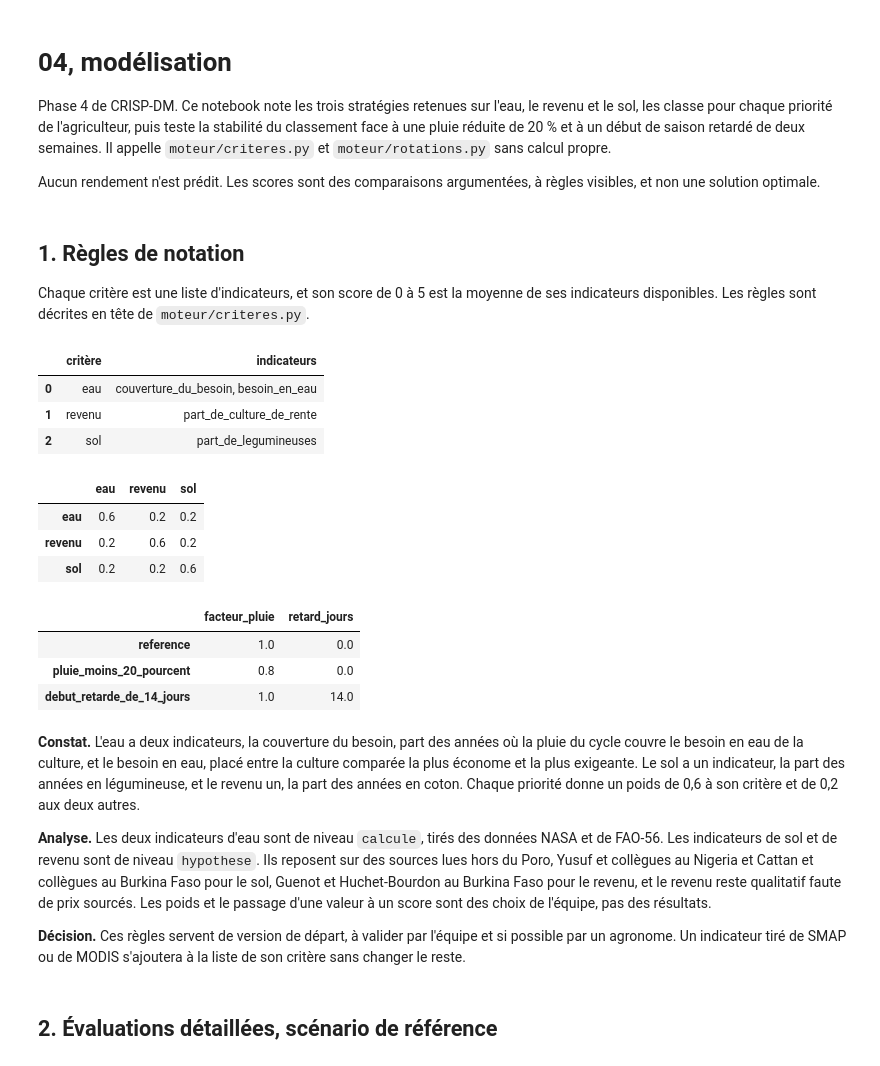
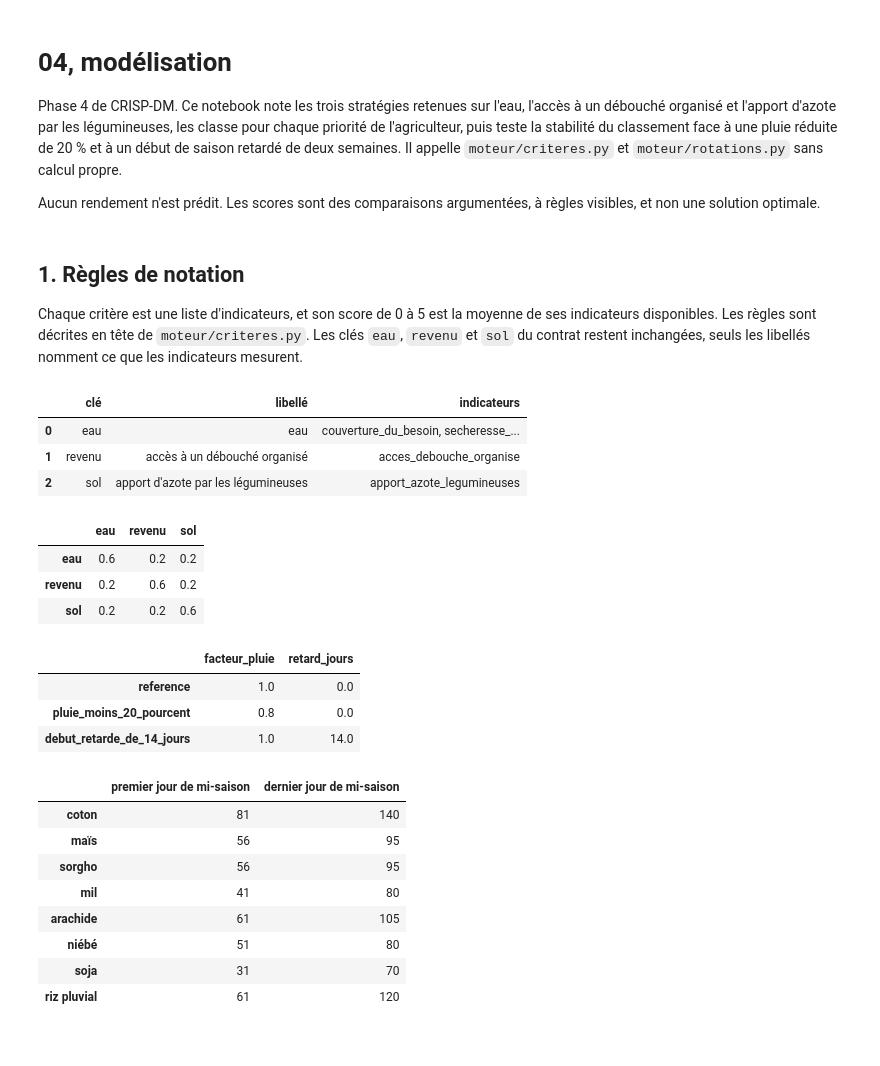
Before and after one commit to DjafarouAbdou909/field-shift, a Jupyter notebook: notebooks/04_modeling.ipynb, the cells around one changed output. Saved outputs shown, nothing was run; the diff lists cells and outputs as text; code cells hidden in the pictures.

Commit message:
Make the water criterion local and yearly, and name the other criteria by what they measure.

```diff
--- a/notebooks/04_modeling.ipynb
+++ b/notebooks/04_modeling.ipynb
@@ -1,7 +1,7 @@
 # %% [markdown]
 # 04, modélisation
 
-Phase 4 de CRISP-DM. Ce notebook note les trois stratégies retenues sur l'eau, le revenu et le sol, les classe pour chaque priorité de l'agriculteur, puis teste la stabilité du classement face à une pluie réduite de 20 % et à un début de saison retardé de deux semaines. Il appelle `moteur/criteres.py` et `moteur/rotations.py` sans calcul propre.
+Phase 4 de CRISP-DM. Ce notebook note les trois stratégies retenues sur l'eau, l'accès à un débouché organisé et l'apport d'azote par les légumineuses, les classe pour chaque priorité de l'agriculteur, puis teste la stabilité du classement face à une pluie réduite de 20 % et à un début de saison retardé de deux semaines. Il appelle `moteur/criteres.py` et `moteur/rotations.py` sans calcul propre.
 
 Aucun rendement n'est prédit. Les scores sont des comparaisons argumentées, à règles visibles, et non une solution optimale.
 # %%
@@ -26,16 +27,18 @@ contextes = {identifiant: contextes_du_lieu(identifiant) for identifiant in LIEU
 # %% [markdown]
 ## 1. Règles de notation
 
-Chaque critère est une liste d'indicateurs, et son score de 0 à 5 est la moyenne de ses indicateurs disponibles. Les règles sont décrites en tête de `moteur/criteres.py`.
+Chaque critère est une liste d'indicateurs, et son score de 0 à 5 est la moyenne de ses indicateurs disponibles. Les règles sont décrites en tête de `moteur/criteres.py`. Les clés `eau`, `revenu` et `sol` du contrat restent inchangées, seuls les libellés nomment ce que les indicateurs mesurent.
 # %%
-display(pd.DataFrame([{"critère": c, "indicateurs": ", ".join(f.__name__ for f in INDICATEURS[c])} for c in CRITERES]))
+display(pd.DataFrame([{"clé": c, "libellé": LIBELLES[c], "indicateurs": ", ".join(f.__name__ for f in INDICATEURS[c])}
+                      for c in CRITERES]))
 display(pd.DataFrame({p: dict(poids) for p, poids in POIDS_PAR_PRIORITE.items()}).T)
-pd.DataFrame(SCENARIOS).T
+display(pd.DataFrame(SCENARIOS).T)
+pd.DataFrame(mi_saisons_comparees(), index=["premier jour de mi-saison", "dernier jour de mi-saison"]).T
 # %% [output]
-|  | critère | indicateurs |
-| 0 | eau | couverture_du_besoin, besoin_en_eau |
-| 1 | revenu | part_de_culture_de_rente |
-| 2 | sol | part_de_legumineuses |
+|  | clé | libellé | indicateurs |
+| 0 | eau | eau | couverture_du_besoin, secheresse_... |
+| 1 | revenu | accès à un débouché organisé | acces_debouche_organise |
+| 2 | sol | apport d'azote par les légumineuses | apport_azote_legumineuses |
 |  | eau | revenu | sol |
 | eau | 0.6 | 0.2 | 0.2 |
 | revenu | 0.2 | 0.6 | 0.2 |
@@ -44,11 +47,12 @@ pd.DataFrame(SCENARIOS).T
 | reference | 1.0 | 0.0 |
 | pluie_moins_20_pourcent | 0.8 | 0.0 |
 | debut_retarde_de_14_jours | 1.0 | 14.0 |
+|  | premier jour de mi-saison | dernier jour de mi-saison |
+| coton | 81 | 140 |
+| maïs | 56 | 95 |
+| sorgho | 56 | 95 |
+| mil | 41 | 80 |
+| arachide | 61 | 105 |
+| niébé | 51 | 80 |
+| soja | 31 | 70 |
+| riz pluvial | 61 | 120 |
-# %% [markdown]
-**Constat.** L'eau a deux indicateurs, la couverture du besoin, part des années où la pluie du cycle couvre le besoin en eau de la culture, et le besoin en eau, placé entre la culture comparée la plus économe et la plus exigeante. Le sol a un indicateur, la part des années en légumineuse, et le revenu un, la part des années en coton. Chaque priorité donne un poids de 0,6 à son critère et de 0,2 aux deux autres.
-
-**Analyse.** Les deux indicateurs d'eau sont de niveau `calcule`, tirés des données NASA et de FAO-56. Les indicateurs de sol et de revenu sont de niveau `hypothese`. Ils reposent sur des sources lues hors du Poro, Yusuf et collègues au Nigeria et Cattan et collègues au Burkina Faso pour le sol, Guenot et Huchet-Bourdon au Burkina Faso pour le revenu, et le revenu reste qualitatif faute de prix sourcés. Les poids et le passage d'une valeur à un score sont des choix de l'équipe, pas des résultats.
-
-**Décision.** Ces règles servent de version de départ, à valider par l'équipe et si possible par un agronome. Un indicateur tiré de SMAP ou de MODIS s'ajoutera à la liste de son critère sans changer le reste.
-# %% [markdown]
-## 2. Évaluations détaillées, scénario de référence
```
Also changed, not shown: parts of 18 cells of this notebook, 9 other files.
